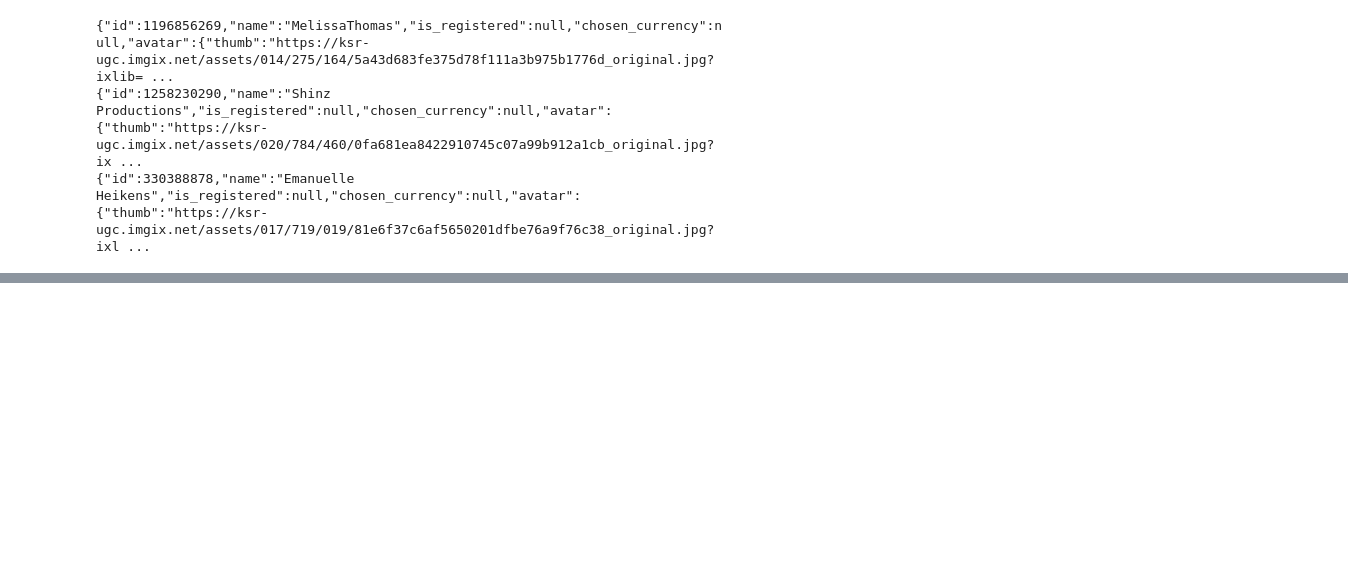
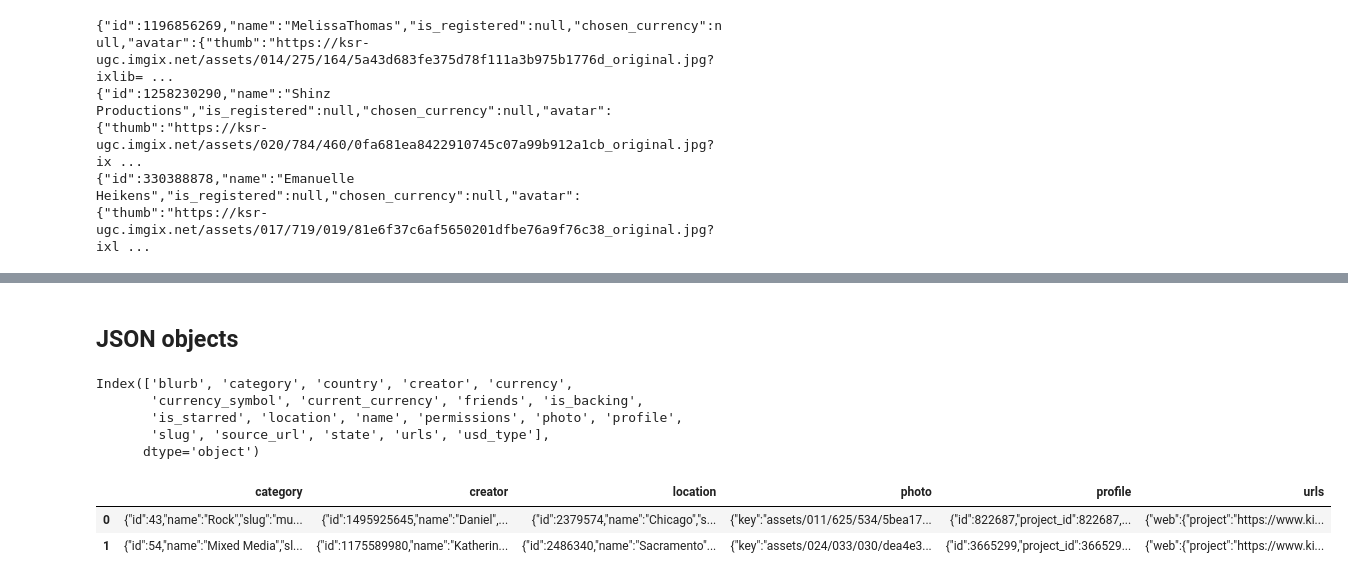
Before and after one commit to dominikmn/ds-kickstarter-project, a Jupyter notebook: 01_data-analysis.ipynb, the cells around one changed output, grey strips where cells are left out. Drawn from its saved outputs; the diff is of its cells as text; code cells hidden in the pictures; blank space fills up the shorter version.

```diff
--- a/01_data-analysis.ipynb
+++ b/01_data-analysis.ipynb
@@ -209,0 +204,11 @@ memory usage: 1.6 MB
+# %% [markdown]
+## JSON objects
+# %%
+cols_object = df.select_dtypes(include='object').columns
+cols_object
+# %% [output]
+Index(['blurb', 'category', 'country', 'creator', 'currency',
+       'currency_symbol', 'current_currency', 'friends', 'is_backing',
+       'is_starred', 'location', 'name', 'permissions', 'photo', 'profile',
+       'slug', 'source_url', 'state', 'urls', 'usd_type'],
+      dtype='object')
@@ -209,0 +217,6 @@ memory usage: 1.6 MB
+# %%
+df[cols_json].head(2)
+# %% [output]
+|  | category | creator | location | photo | profile | urls |
+| 0 | {"id":43,"name":"Rock","slug":"mu... | {"id":1495925645,"name":"Daniel",... | {"id":2379574,"name":"Chicago","s... | {"key":"assets/011/625/534/5bea17... | {"id":822687,"project_id":822687,... | {"web":{"project":"https://www.ki... |
+| 1 | {"id":54,"name":"Mixed Media","sl... | {"id":1175589980,"name":"Katherin... | {"id":2486340,"name":"Sacramento"... | {"key":"assets/024/033/030/dea4e3... | {"id":3665299,"project_id":366529... | {"web":{"project":"https://www.ki... |
```
Also changed, not shown: parts of 25 cells of this notebook.
